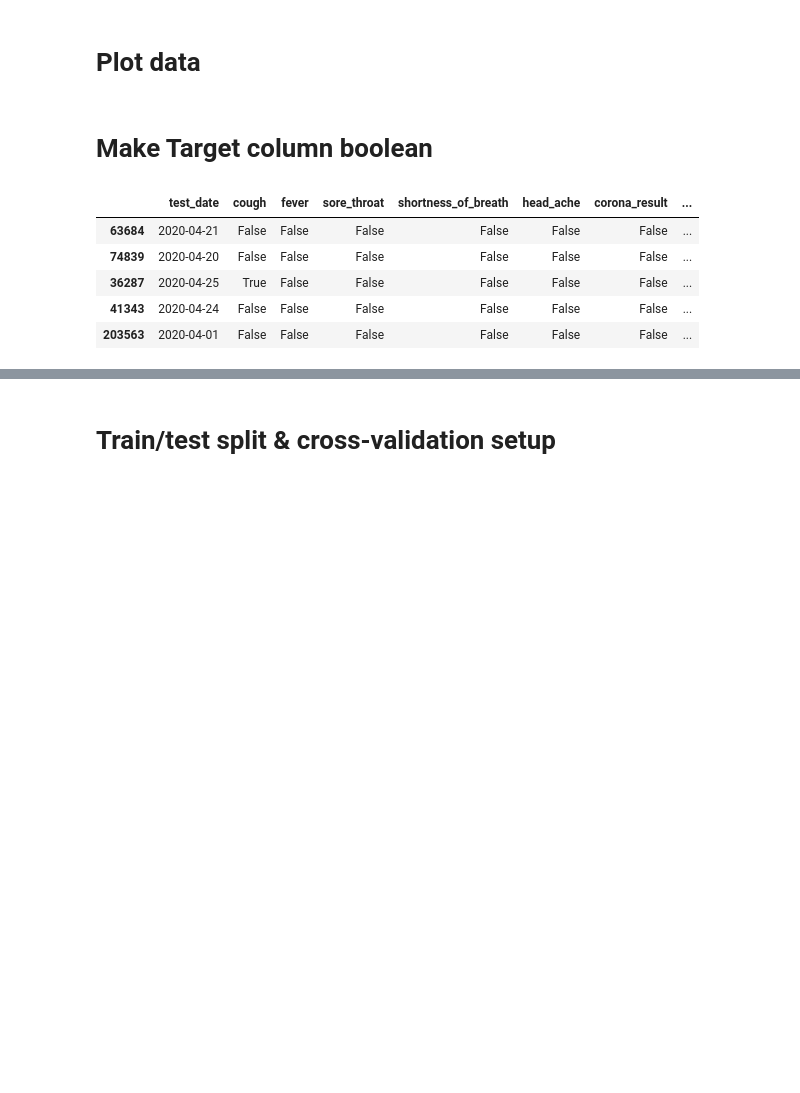
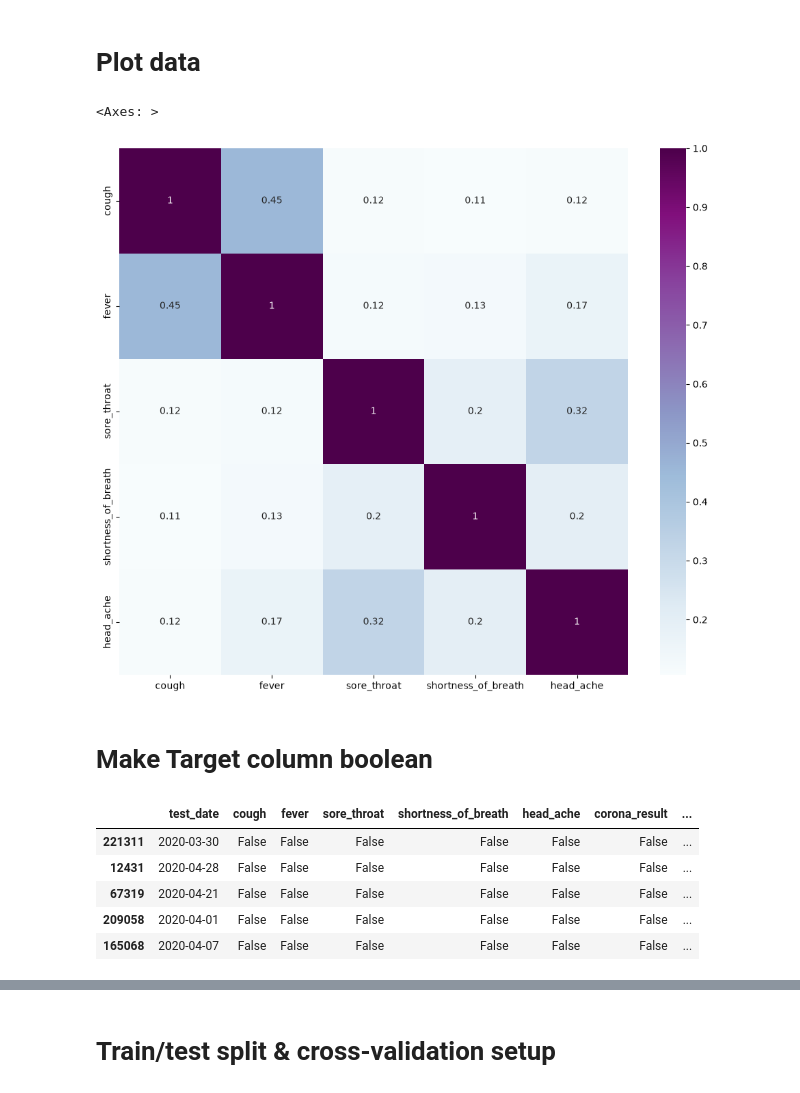
Before and after one commit to JerryBrimacombe/L7Hackthon, a Jupyter notebook: Notebooks/LM_covid.ipynb, the cells around one changed output, grey strips where cells are left out. Cells and saved outputs as stored; diff of their text form; code cells hidden in the pictures; blank space fills up the shorter version.

```diff
--- a/Notebooks/LM_covid.ipynb
+++ b/Notebooks/LM_covid.ipynb
@@ -17,7 +17,7 @@ import matplotlib.pyplot as plt
 ## Load data
 # %%
 df = pd.read_csv(
-    "../data/corona_tested_individuals_ver_006.english.csv",
+    "../corona_tested_individuals_ver_006.english.csv",
     #"../data/corona_tested_individuals_ver_0083.english.csv",
     dtype={"age_60_and_above": str},
 )
@@ -266,3 +266,14 @@ After: 274702
 In this dataset we don't have continuos variables that are outside 1
 # %% [markdown]
 # Plot data
+# %%
+# Do we wnat to do anything different
+import seaborn as sns
+dfnum=df[symptom_cols]
+dfnum.corr()
+# Correlation heatmap for numeric features
+plt.figure(figsize=(12,10))
+sns.heatmap(dfnum.corr(), annot=True, cmap='BuPu')
+# %% [output]
+<Axes: >
+[figure, added]
@@ -273,8 +289,8 @@ df['corona_result']=df["corona_result"]== "positive"
 df.sample(5)
 # %% [output]
 |  | test_date | cough | fever | sore_throat | shortness_of_breath | head_ache | corona_result | ... |
-| 63684 | 2020-04-21 | False | False | False | False | False | False | ... |
-| 74839 | 2020-04-20 | False | False | False | False | False | False | ... |
-| 36287 | 2020-04-25 | True | False | False | False | False | False | ... |
-| 41343 | 2020-04-24 | False | False | False | False | False | False | ... |
-| 203563 | 2020-04-01 | False | False | False | False | False | False | ... |
+| 221311 | 2020-03-30 | False | False | False | False | False | False | ... |
+| 12431 | 2020-04-28 | False | False | False | False | False | False | ... |
+| 67319 | 2020-04-21 | False | False | False | False | False | False | ... |
+| 209058 | 2020-04-01 | False | False | False | False | False | False | ... |
+| 165068 | 2020-04-07 | False | False | False | False | False | False | ... |
```
Also changed, not shown: parts of 27 cells of this notebook.
